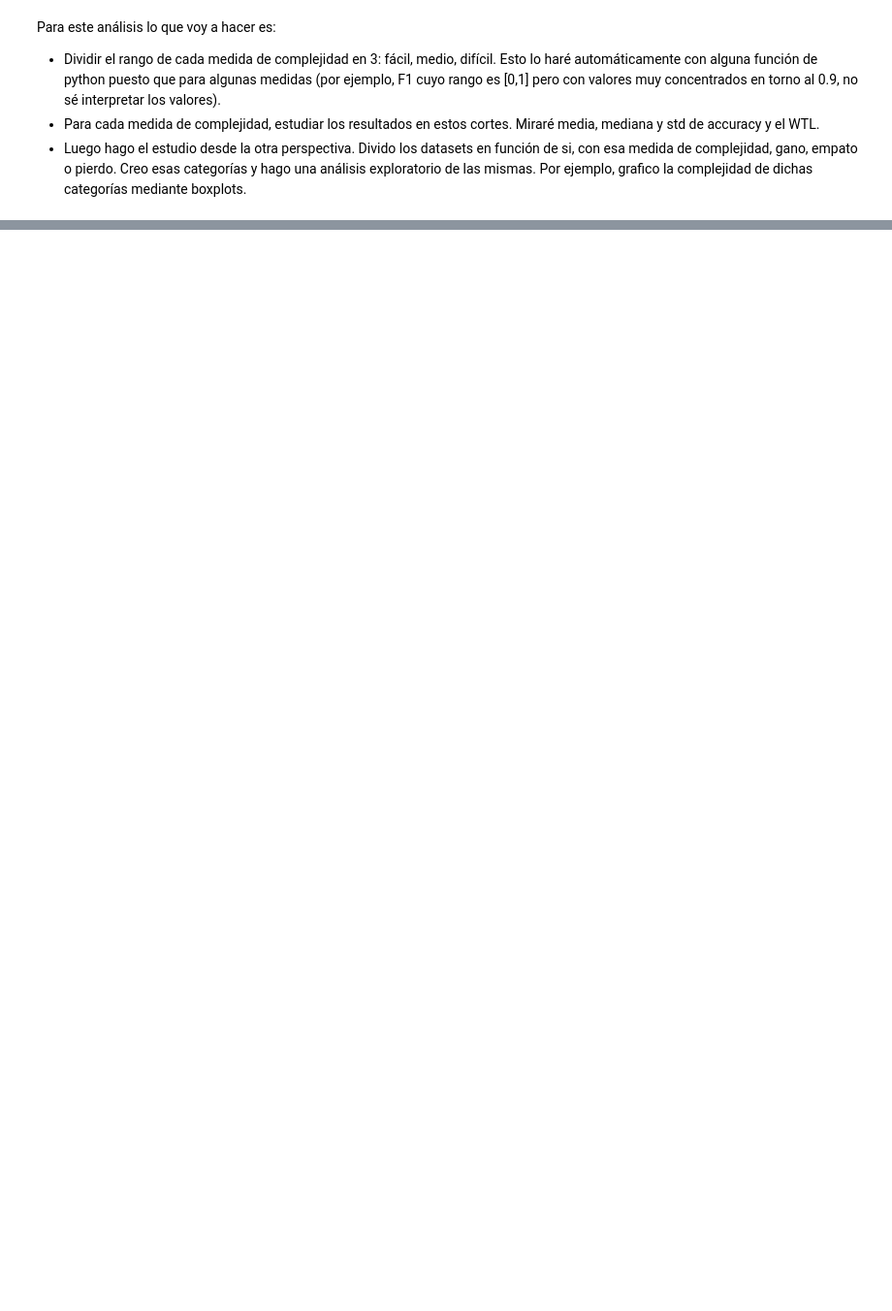
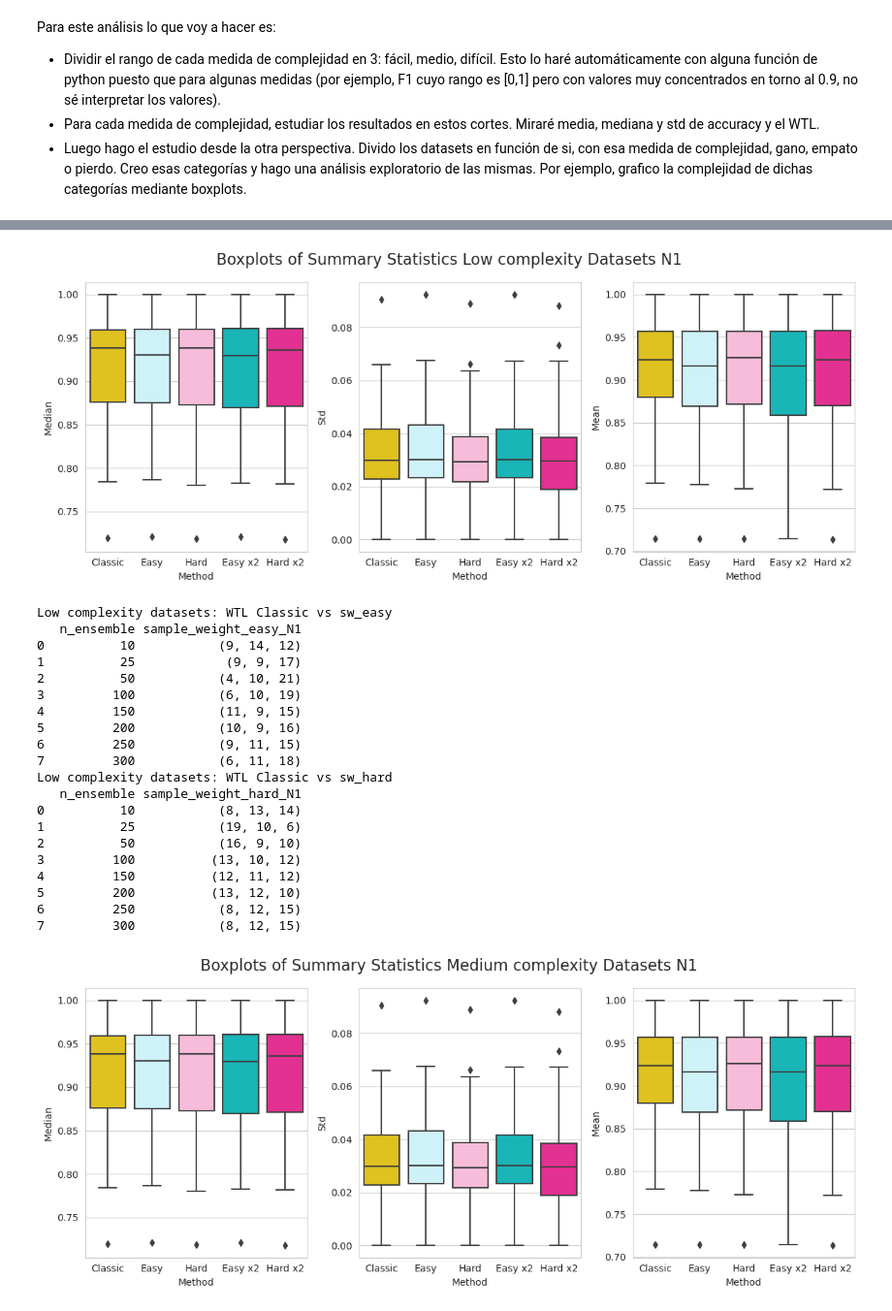
Before and after one commit to carmenlancho/EnsemblesComplexity, a Jupyter notebook: Notebooks/Analysis_GB_LevelOfComplexity.ipynb, the cells around one changed output, grey strips where cells are left out. Shown at 97% size. Cells and saved outputs as stored; diff of their text form; code cells hidden in the pictures; blank space fills up the shorter version.

```diff
--- a/Notebooks/Analysis_GB_LevelOfComplexity.ipynb
+++ b/Notebooks/Analysis_GB_LevelOfComplexity.ipynb
@@ -57,0 +599,27 @@ Para este análisis lo que voy a hacer es:
+# %%
+CM = 'N1'
+loss_function = 'exponential'
+summary_pivot_low, summary_pivot_medium, summary_pivot_high, wtl_sw_easy_low, wtl_sw_easy_medium,wtl_sw_easy_high,wtl_sw_hard_low, wtl_sw_hard_medium, wtl_sw_hard_high = summary_CM_complexity_dataset(CM,all_datasets,df_complex, loss_function)
+# %% [output]
+[figure, added]
+Low complexity datasets: WTL Classic vs sw_easy
+   n_ensemble sample_weight_easy_N1
+0          10           (9, 14, 12)
+1          25            (9, 9, 17)
+2          50           (4, 10, 21)
+3         100           (6, 10, 19)
+4         150           (11, 9, 15)
+5         200           (10, 9, 16)
+6         250           (9, 11, 15)
+7         300           (6, 11, 18)
+Low complexity datasets: WTL Classic vs sw_hard
+   n_ensemble sample_weight_hard_N1
+0          10           (8, 13, 14)
+1          25           (19, 10, 6)
+2          50           (16, 9, 10)
+3         100          (13, 10, 12)
+4         150          (12, 11, 12)
+5         200          (13, 12, 10)
+6         250           (8, 12, 15)
+7         300           (8, 12, 15)
+[figure, added]
```
Also changed, not shown: parts of 25 cells of this notebook.
